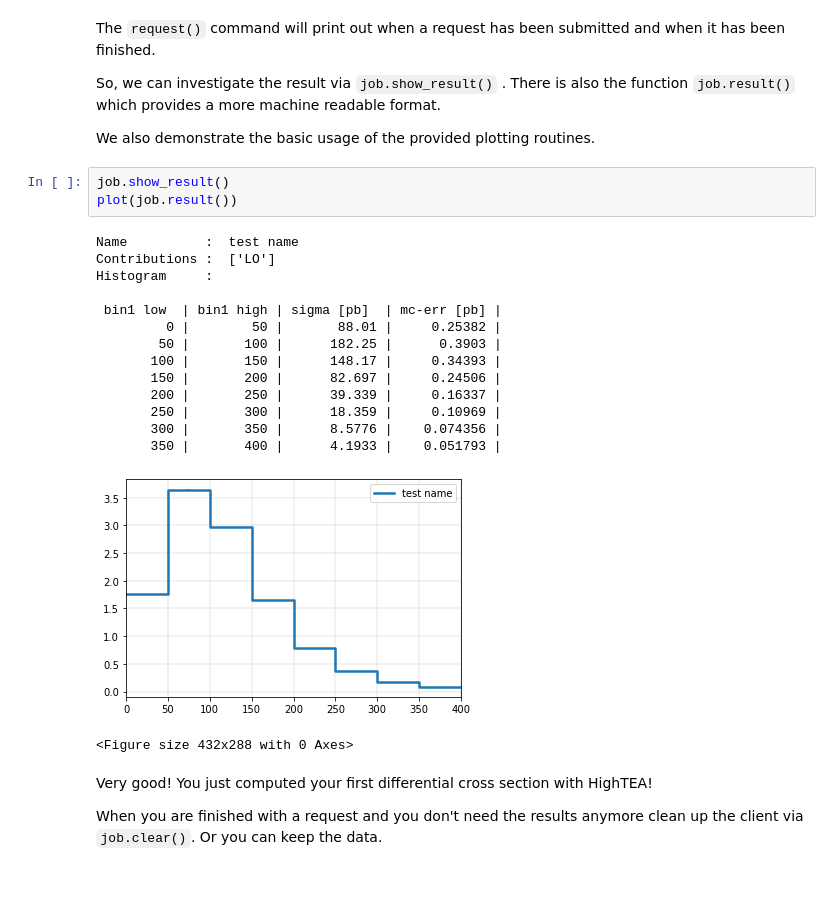
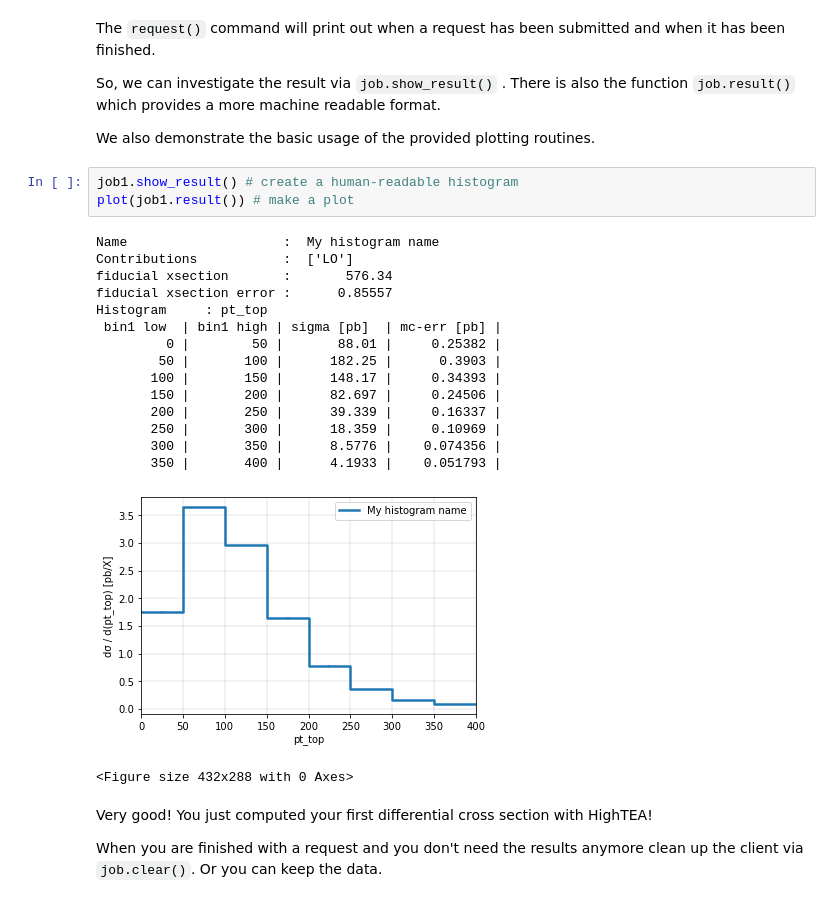
Before and after one commit to HighteaCollaboration/hightea-examples, a Jupyter notebook: Tutorial.ipynb, the cells around one changed output. Saved outputs shown, nothing was run; the diff lists cells and outputs as text.

```diff
--- a/Tutorial.ipynb
+++ b/Tutorial.ipynb
@@ -62,25 +59,26 @@ The `request()` command will print out when a request has been submitted and whe
 So, we can investigate the result via `job.show_result()` . There is also the function `job.result()` which provides a more machine readable format.
 
 We also demonstrate the basic usage of the provided plotting routines.
-# %%
-job.show_result()
-plot(job.result())
-# %% [output]
-Name          :  test name
-Contributions :  ['LO']
-Histogram     :
-
- bin1 low  | bin1 high | sigma [pb]  | mc-err [pb] |
-         0 |        50 |       88.01 |     0.25382 |
-        50 |       100 |      182.25 |      0.3903 |
-       100 |       150 |      148.17 |     0.34393 |
-       150 |       200 |      82.697 |     0.24506 |
-       200 |       250 |      39.339 |     0.16337 |
-       250 |       300 |      18.359 |     0.10969 |
-       300 |       350 |      8.5776 |    0.074356 |
-       350 |       400 |      4.1933 |    0.051793 |
-[figure, removed]
-<Figure size 432x288 with 0 Axes>
+# %%
+job1.show_result() # create a human-readable histogram
+plot(job1.result()) # make a plot
+# %% [output]
+Name                    :  My histogram name
+Contributions           :  ['LO']
+fiducial xsection       :       576.34
+fiducial xsection error :      0.85557
+Histogram     : pt_top
+ bin1 low  | bin1 high | sigma [pb]  | mc-err [pb] |
+         0 |        50 |       88.01 |     0.25382 |
+        50 |       100 |      182.25 |      0.3903 |
+       100 |       150 |      148.17 |     0.34393 |
+       150 |       200 |      82.697 |     0.24506 |
+       200 |       250 |      39.339 |     0.16337 |
+       250 |       300 |      18.359 |     0.10969 |
+       300 |       350 |      8.5776 |    0.074356 |
+       350 |       400 |      4.1933 |    0.051793 |
+[figure, added]
+<Figure size 432x288 with 0 Axes>
 # %% [markdown]
 Very good! You just computed your first differential cross section with HighTEA!
 
```
Also changed, not shown: parts of 26 cells of this notebook, 1 other file.
